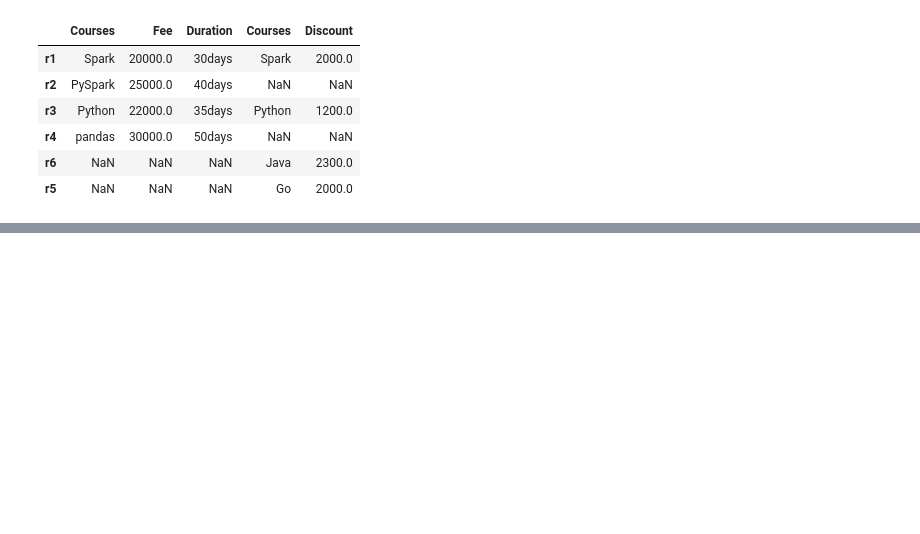
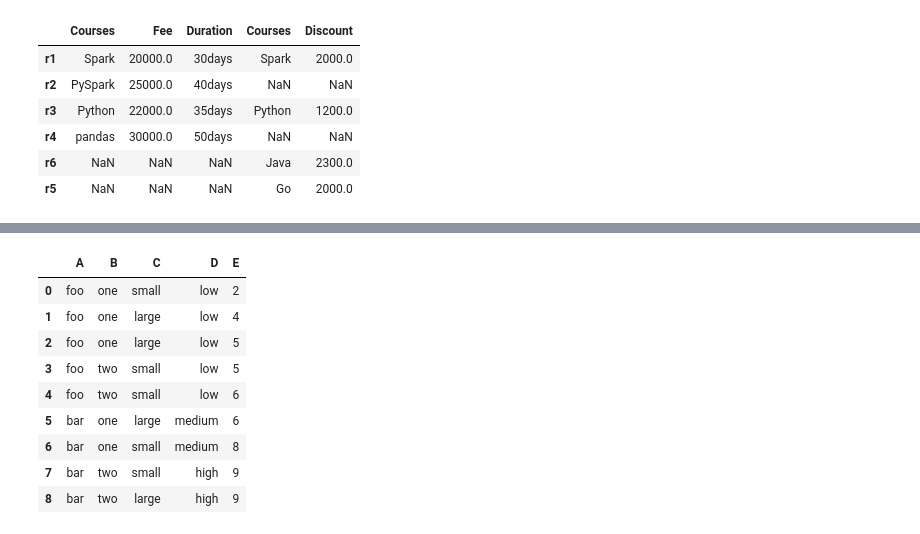
Before and after one commit to bharatkaushik2015/Python-library-practice-notes, a Jupyter notebook: PandasPractice.ipynb, the cells around one changed output, grey strips where cells are left out. Cells and saved outputs as stored; diff of their text form; code cells hidden in the pictures; blank space fills up the shorter version.

```diff
--- a/PandasPractice.ipynb
+++ b/PandasPractice.ipynb
@@ -915,0 +1045,15 @@ pd.concat([df1,df2], axis=1) # axis =1 side by side
+# %%
+df["D"]=pd.cut(df["D"], 3, labels=['low','medium','high'])
+# %%
+df
+# %% [output]
+|  | A | B | C | D | E |
+| 0 | foo | one | small | low | 2 |
+| 1 | foo | one | large | low | 4 |
+| 2 | foo | one | large | low | 5 |
+| 3 | foo | two | small | low | 5 |
+| 4 | foo | two | small | low | 6 |
+| 5 | bar | one | large | medium | 6 |
+| 6 | bar | one | small | medium | 8 |
+| 7 | bar | two | small | high | 9 |
+| 8 | bar | two | large | high | 9 |
```
Also changed, not shown: parts of 14 cells of this notebook.
